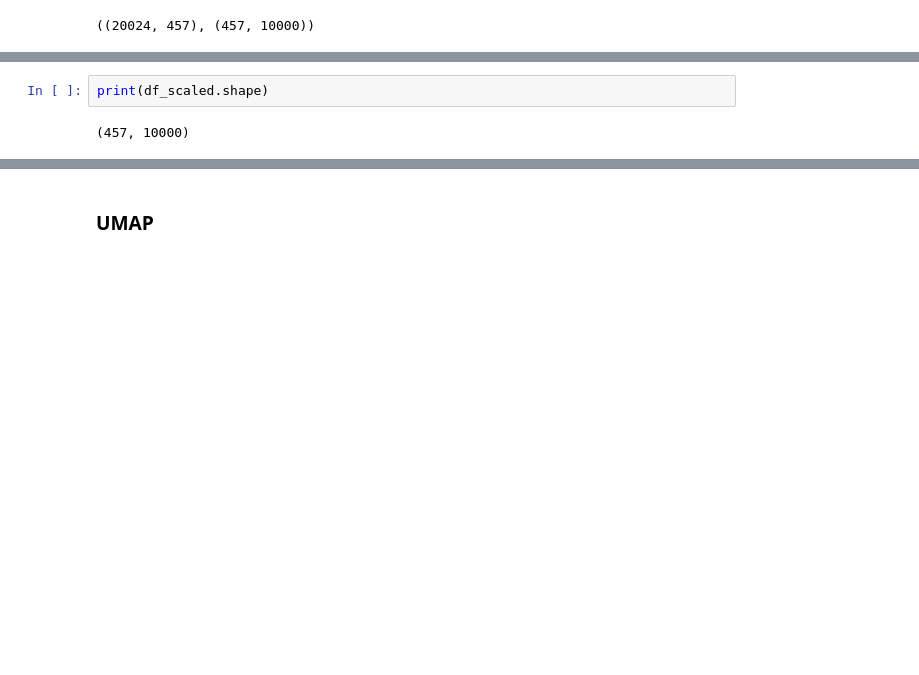
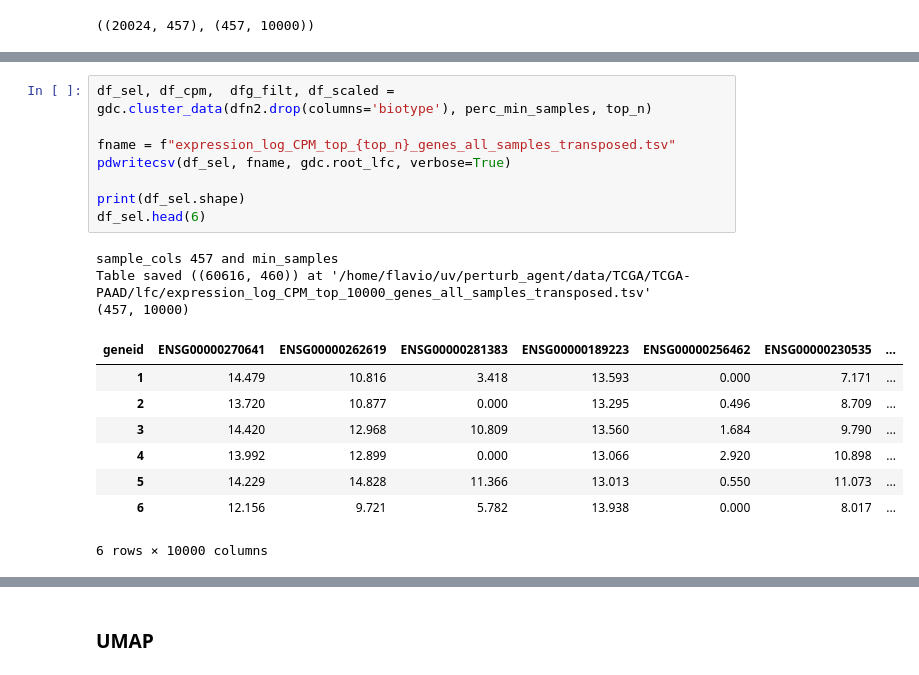
Before and after one commit to flalix/perturb_agent, a Jupyter notebook: notebooks/mtp_TCGA_53_PSI_all_PAADs_Expression.ipynb, the cells around one changed output, grey strips where cells are left out. Cells and saved outputs as stored; diff of their text form; blank space fills up the shorter version.

```diff
--- a/notebooks/mtp_TCGA_53_PSI_all_PAADs_Expression.ipynb
+++ b/notebooks/mtp_TCGA_53_PSI_all_PAADs_Expression.ipynb
@@ -368,7 +388,23 @@ df_sel.head(3)
-# %%
-print(df_scaled.shape)
-# %% [output]
-(457, 10000)
+# %%
+df_sel, df_cpm,  dfg_filt, df_scaled = gdc.cluster_data(dfn2.drop(columns='biotype'), perc_min_samples, top_n)
+
+fname = f"expression_log_CPM_top_{top_n}_genes_all_samples_transposed.tsv"
+pdwritecsv(df_sel, fname, gdc.root_lfc, verbose=True)
+
+print(df_sel.shape)
+df_sel.head(6)
+# %% [output]
+sample_cols 457 and min_samples
+Table saved ((60616, 460)) at '/home/flavio/uv/perturb_agent/data/TCGA/TCGA-PAAD/lfc/expression_log_CPM_top_10000_genes_all_samples_transposed.tsv'
+(457, 10000)
+| geneid | ENSG00000270641 | ENSG00000262619 | ENSG00000281383 | ENSG00000189223 | ENSG00000256462 | ENSG00000230535 | ... |
+| 1 | 14.479 | 10.816 | 3.418 | 13.593 | 0.000 | 7.171 | ... |
+| 2 | 13.720 | 10.877 | 0.000 | 13.295 | 0.496 | 8.709 | ... |
+| 3 | 14.420 | 12.968 | 10.809 | 13.560 | 1.684 | 9.790 | ... |
+| 4 | 13.992 | 12.899 | 0.000 | 13.066 | 2.920 | 10.898 | ... |
+| 5 | 14.229 | 14.828 | 11.366 | 13.013 | 0.550 | 11.073 | ... |
+| 6 | 12.156 | 9.721 | 5.782 | 13.938 | 0.000 | 8.017 | ... |
+6 rows × 10000 columns
 # %%
 df_pca = gdc.calc_PCA(df_scaled, n_components=10, verbose=False)
 df_pca.shape
```
Also changed, not shown: parts of 29 cells of this notebook.
